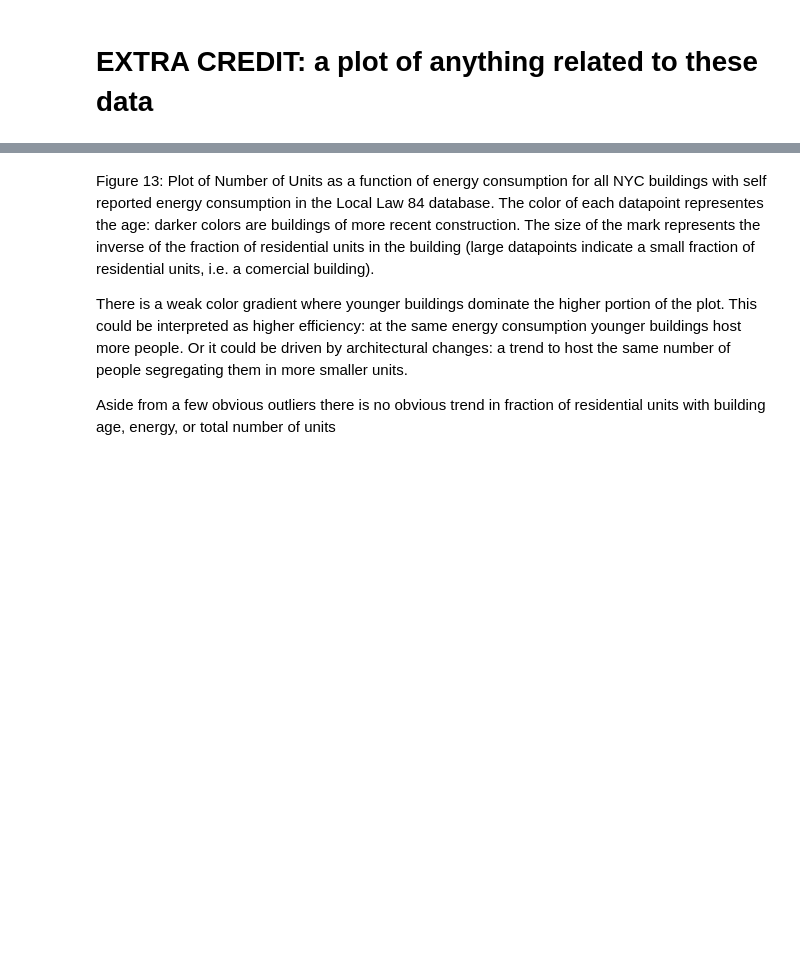
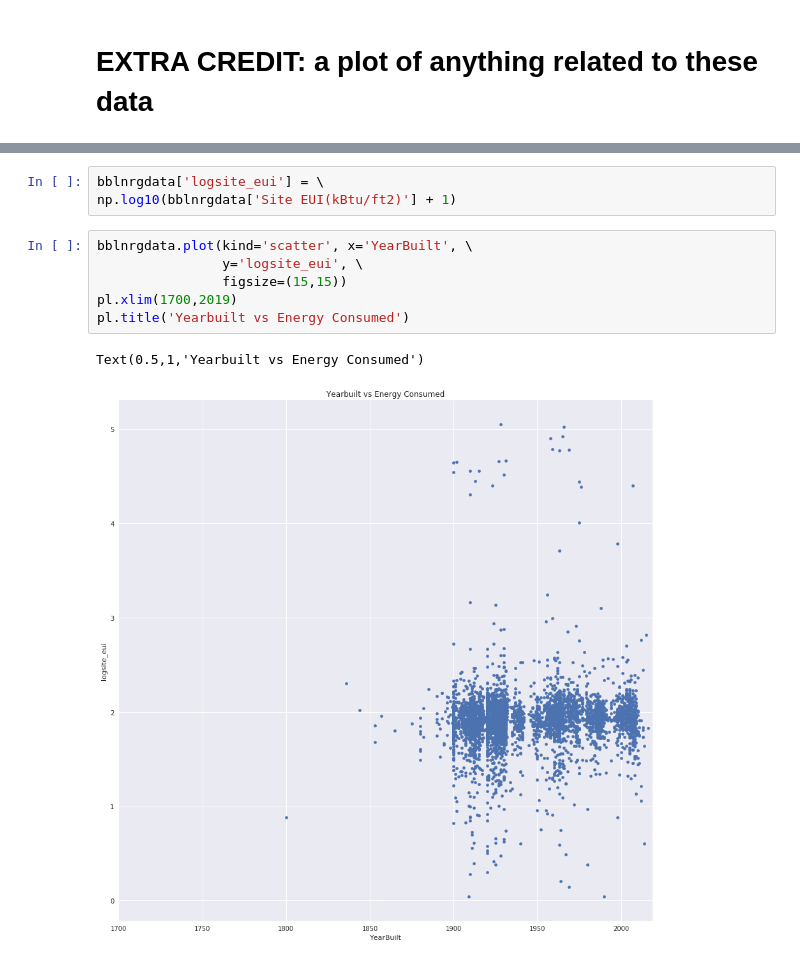
Before and after one commit to samjfalk/PUI2018_sjf374, a Jupyter notebook: HW10_sjf374/HW10_2_sjf374.ipynb, the cells around one changed output, grey strips where cells are left out. Saved outputs shown, nothing was run; the diff lists cells and outputs as text; blank space fills up the shorter version.

```diff
--- a/HW10_sjf374/HW10_2_sjf374.ipynb
+++ b/HW10_sjf374/HW10_2_sjf374.ipynb
@@ -1238,6 +1205,12 @@ See the caveats in the documentation: http://pandas.pydata.org/pandas-docs/stabl
-# %% [markdown]
-Figure 13: Plot of Number of Units as a function of energy consumption for all NYC buildings with self reported energy consumption in the Local Law 84 database. The color of each datapoint representes the age: darker colors are buildings of more recent construction. The size of the mark represents the inverse of the fraction of residential units in the building (large datapoints indicate a small fraction of residential units, i.e. a comercial building).
-
-There is a weak color gradient where younger buildings dominate the higher portion of the plot. This could be interpreted as higher efficiency: at the same energy consumption younger buildings host more people. Or it could be driven by architectural changes: a trend to host the same number of people segregating them in more smaller units.
-
-Aside from a few obvious outliers there is no obvious trend in fraction of residential units with building age, energy, or total number of units
+# %%
+bblnrgdata['logsite_eui'] = \
+np.log10(bblnrgdata['Site EUI(kBtu/ft2)'] + 1)
+# %%
+bblnrgdata.plot(kind='scatter', x='YearBuilt', \
+                y='logsite_eui', \
+                figsize=(15,15))
+pl.xlim(1700,2019)
+pl.title('Yearbuilt vs Energy Consumed')
+# %% [output]
+Text(0.5,1,'Yearbuilt vs Energy Consumed')
+[figure, added]
```
Also changed, not shown: parts of 26 cells of this notebook, 1 other file.
